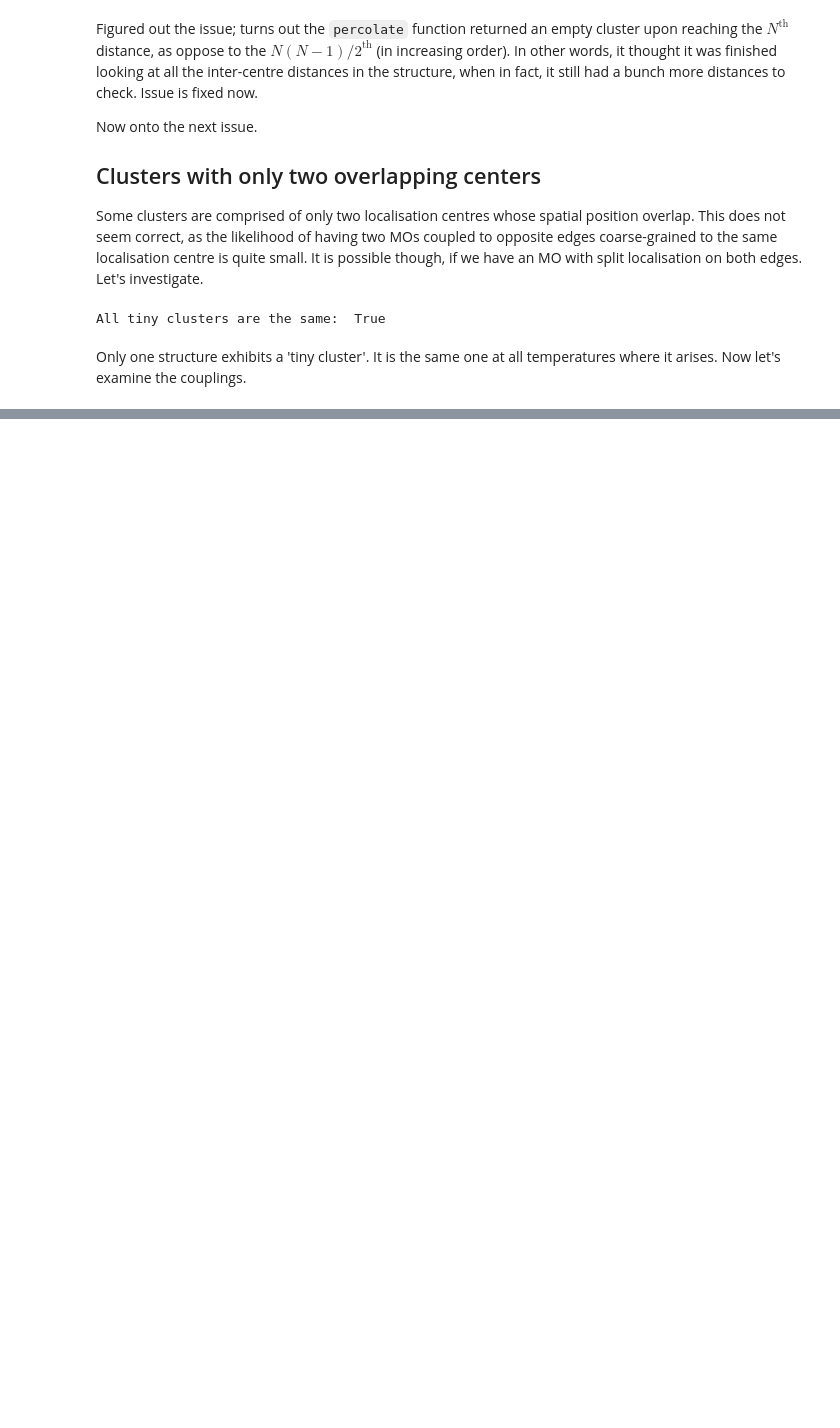
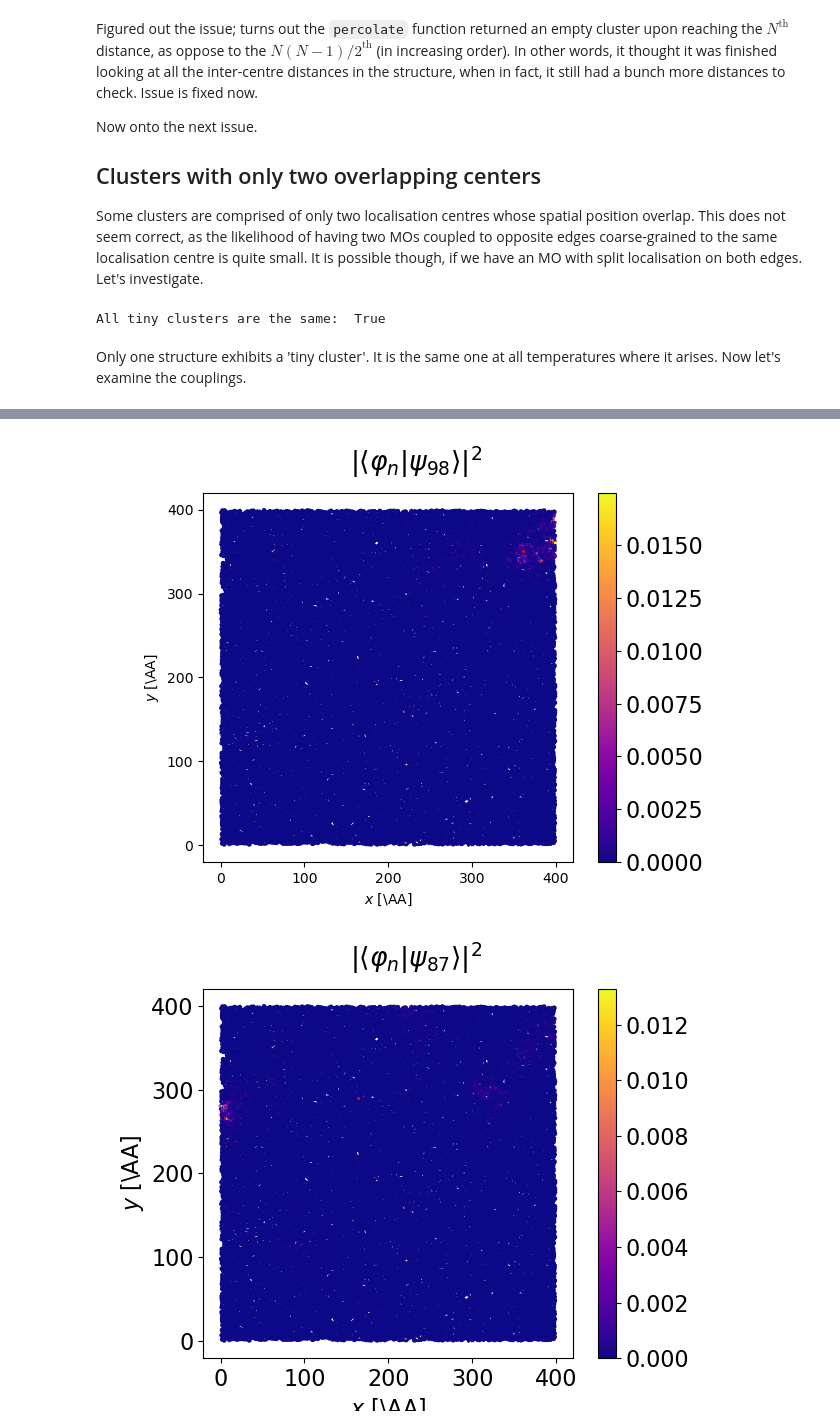
Before and after one commit to ngastellu/percolate_mac, a Jupyter notebook: debug_percolate.ipynb, the cells around one changed output, grey strips where cells are left out. Saved outputs shown, nothing was run; the diff lists cells and outputs as text; code cells hidden in the pictures; blank space fills up the shorter version.

```diff
--- a/debug_percolate.ipynb
+++ b/debug_percolate.ipynb
@@ -214,0 +217,9 @@ IndexError: arrays used as indices must be of integer (or boolean) type
+# %%
+from qcnico.qcplots import plot_MO
+
+for i in ii[tc]:
+    fig, ax = plt.subplots()
+    plot_MO(pos,M,i,dotsize=1.0,show_COM=True,usetex=False,show=True,plt_objs=(fig,ax))
+# %% [output]
+[figure, added]
+[figure, added]
```
Also changed, not shown: parts of 5 cells of this notebook, 1 other file.
